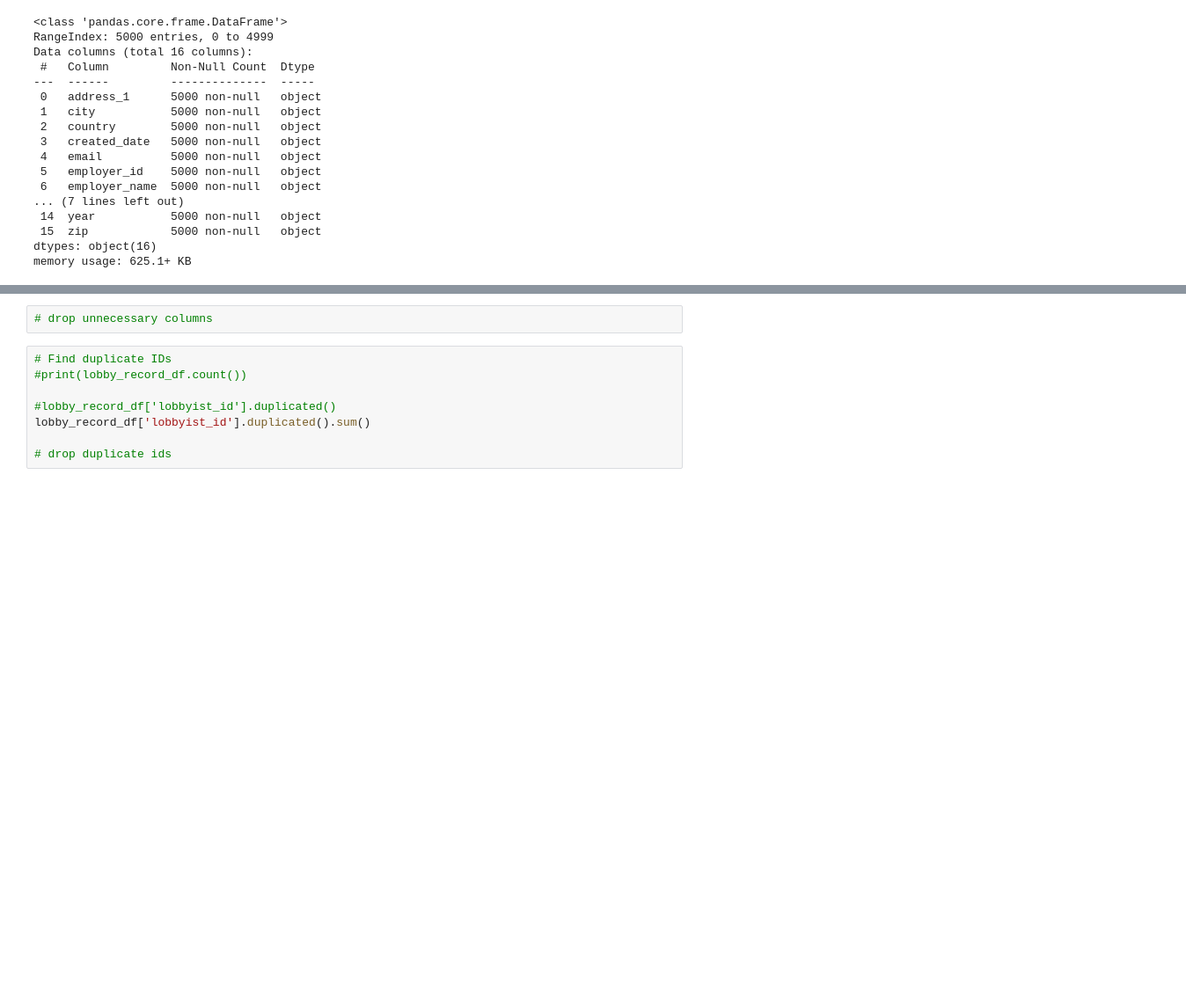
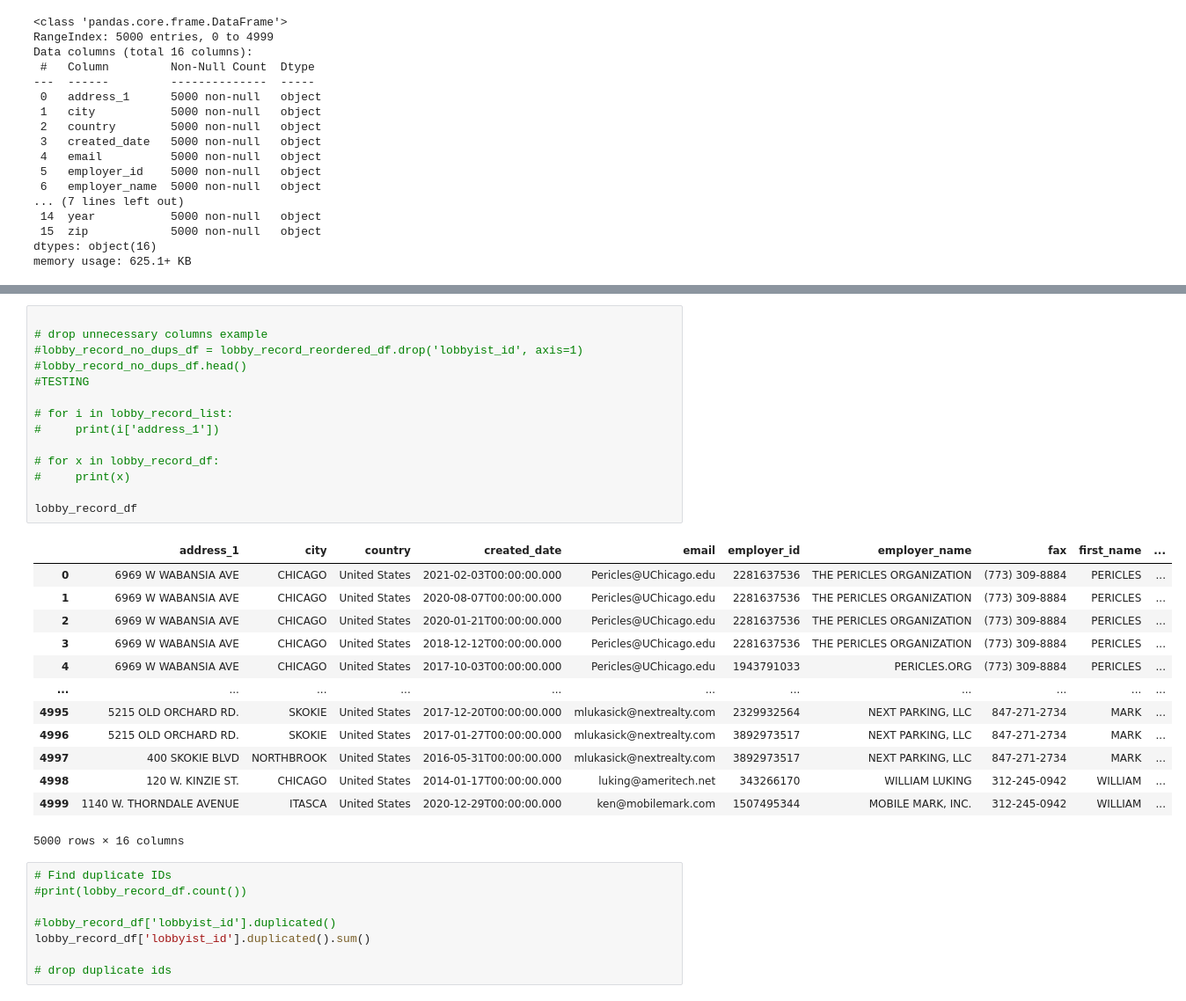
Before and after one commit to eabouche/group-project-3-lobbyist-analysis, a Jupyter notebook: Lobbyist_ETL_and_Analysis.ipynb, the cells around one changed output, grey strips where cells are left out. Shown at 88% size. Drawn from its saved outputs; the diff is of its cells as text; blank space fills up the shorter version.

```diff
--- a/Lobbyist_ETL_and_Analysis.ipynb
+++ b/Lobbyist_ETL_and_Analysis.ipynb
@@ -401,5 +428,31 @@ memory usage: 625.1+ KB
 # %%
-# drop unnecessary columns
+
+# drop unnecessary columns example
+#lobby_record_no_dups_df = lobby_record_reordered_df.drop('lobbyist_id', axis=1)
+#lobby_record_no_dups_df.head()
+#TESTING
+
+# for i in lobby_record_list:
+#     print(i['address_1'])
+
+# for x in lobby_record_df:
+#     print(x)
+
+lobby_record_df
+# %% [output]
+|  | address_1 | city | country | created_date | email | employer_id | employer_name | fax | first_name | ... |
+| 0 | 6969 W WABANSIA AVE | CHICAGO | United States | 2021-02-03T00:00:00.000 | Pericles@UChicago.edu | 2281637536 | THE PERICLES ORGANIZATION | (773) 309-8884 | PERICLES | ... |
+| 1 | 6969 W WABANSIA AVE | CHICAGO | United States | 2020-08-07T00:00:00.000 | Pericles@UChicago.edu | 2281637536 | THE PERICLES ORGANIZATION | (773) 309-8884 | PERICLES | ... |
+| 2 | 6969 W WABANSIA AVE | CHICAGO | United States | 2020-01-21T00:00:00.000 | Pericles@UChicago.edu | 2281637536 | THE PERICLES ORGANIZATION | (773) 309-8884 | PERICLES | ... |
+| 3 | 6969 W WABANSIA AVE | CHICAGO | United States | 2018-12-12T00:00:00.000 | Pericles@UChicago.edu | 2281637536 | THE PERICLES ORGANIZATION | (773) 309-8884 | PERICLES | ... |
+| 4 | 6969 W WABANSIA AVE | CHICAGO | United States | 2017-10-03T00:00:00.000 | Pericles@UChicago.edu | 1943791033 | PERICLES.ORG | (773) 309-8884 | PERICLES | ... |
+| ... | ... | ... | ... | ... | ... | ... | ... | ... | ... | ... |
+| 4995 | 5215 OLD ORCHARD RD. | SKOKIE | United States | 2017-12-20T00:00:00.000 | mlukasick@nextrealty.com | 2329932564 | NEXT PARKING, LLC | 847-271-2734 | MARK | ... |
+| 4996 | 5215 OLD ORCHARD RD. | SKOKIE | United States | 2017-01-27T00:00:00.000 | mlukasick@nextrealty.com | 3892973517 | NEXT PARKING, LLC | 847-271-2734 | MARK | ... |
+| 4997 | 400 SKOKIE BLVD | NORTHBROOK | United States | 2016-05-31T00:00:00.000 | mlukasick@nextrealty.com | 3892973517 | NEXT PARKING, LLC | 847-271-2734 | MARK | ... |
+| 4998 | 120 W. KINZIE ST. | CHICAGO | United States | 2014-01-17T00:00:00.000 | luking@ameritech.net | 343266170 | WILLIAM LUKING | 312-245-0942 | WILLIAM | ... |
+| 4999 | 1140 W. THORNDALE AVENUE | ITASCA | United States | 2020-12-29T00:00:00.000 | ken@mobilemark.com | 1507495344 | MOBILE MARK, INC. | 312-245-0942 | WILLIAM | ... |
+5000 rows × 16 columns
 # %%
 # Find duplicate IDs
 #print(lobby_record_df.count())
```
Also changed, not shown: parts of 15 cells of this notebook.
